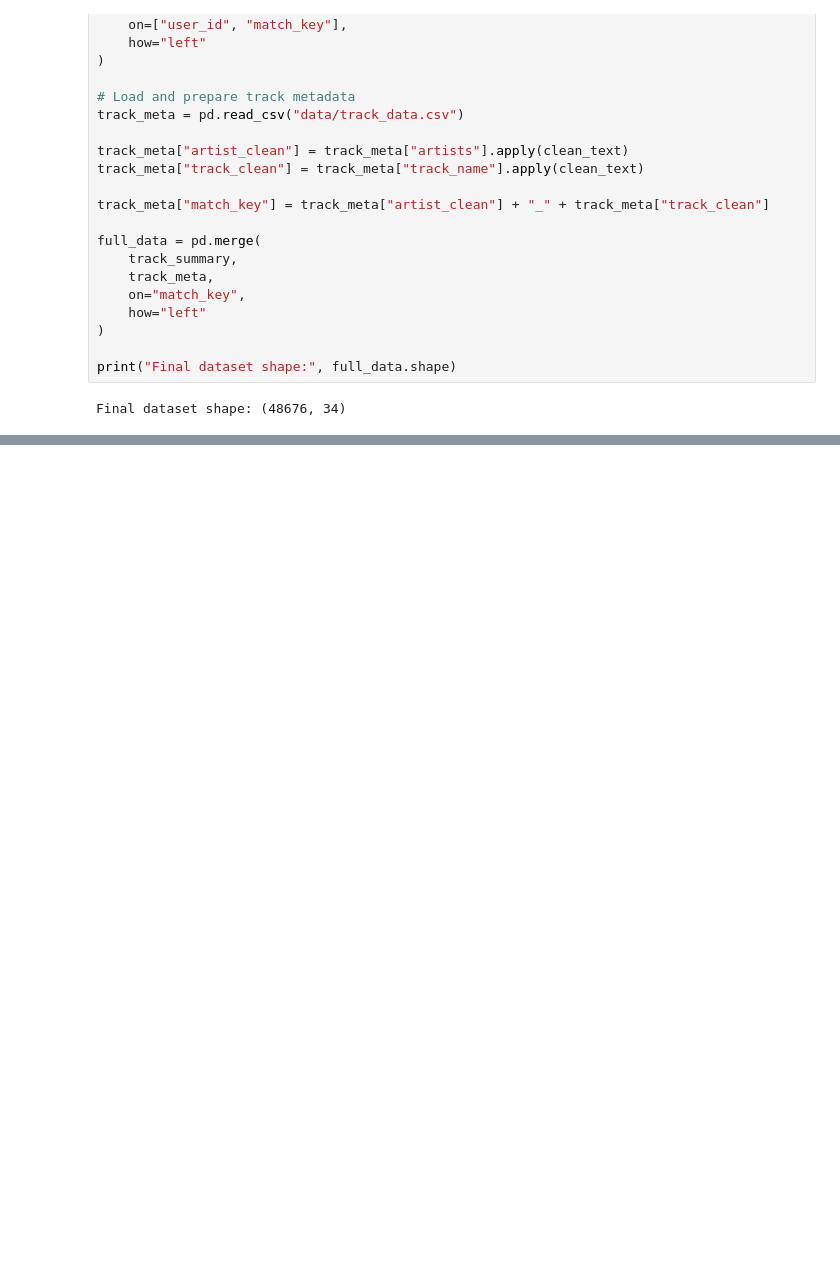
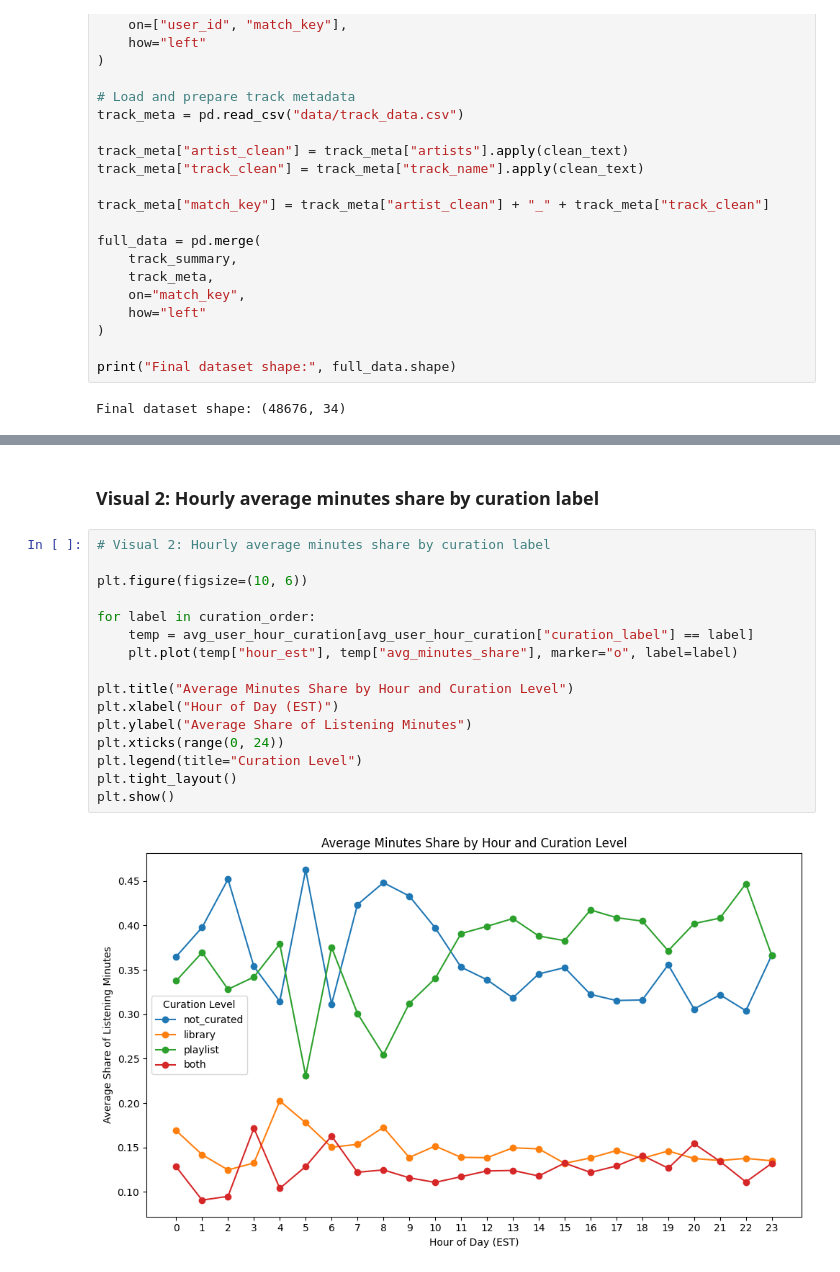
Before and after one commit to hjl-liz/spotify_project_group, a Jupyter notebook: team_red8_phase2_analysis.ipynb, the cells around one changed output, grey strips where cells are left out. Drawn from its saved outputs; the diff is of its cells as text; blank space fills up the shorter version.

```diff
--- a/team_red8_phase2_analysis.ipynb
+++ b/team_red8_phase2_analysis.ipynb
@@ -230,0 +664,20 @@ Final dataset shape: (48676, 34)
+# %% [markdown]
+### Visual 2: Hourly average minutes share by curation label
+# %%
+# Visual 2: Hourly average minutes share by curation label
+
+plt.figure(figsize=(10, 6))
+
+for label in curation_order:
+    temp = avg_user_hour_curation[avg_user_hour_curation["curation_label"] == label]
+    plt.plot(temp["hour_est"], temp["avg_minutes_share"], marker="o", label=label)
+
+plt.title("Average Minutes Share by Hour and Curation Level")
+plt.xlabel("Hour of Day (EST)")
+plt.ylabel("Average Share of Listening Minutes")
+plt.xticks(range(0, 24))
+plt.legend(title="Curation Level")
+plt.tight_layout()
+plt.show()
+# %% [output]
+[figure, added]
```
Also changed, not shown: parts of 32 cells of this notebook.
